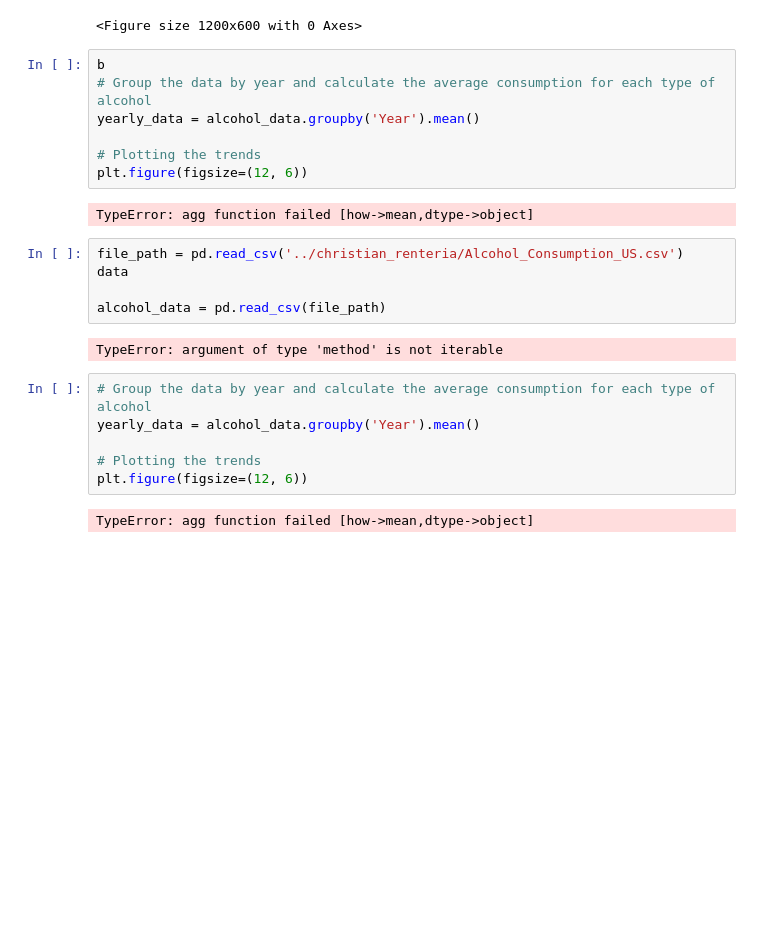
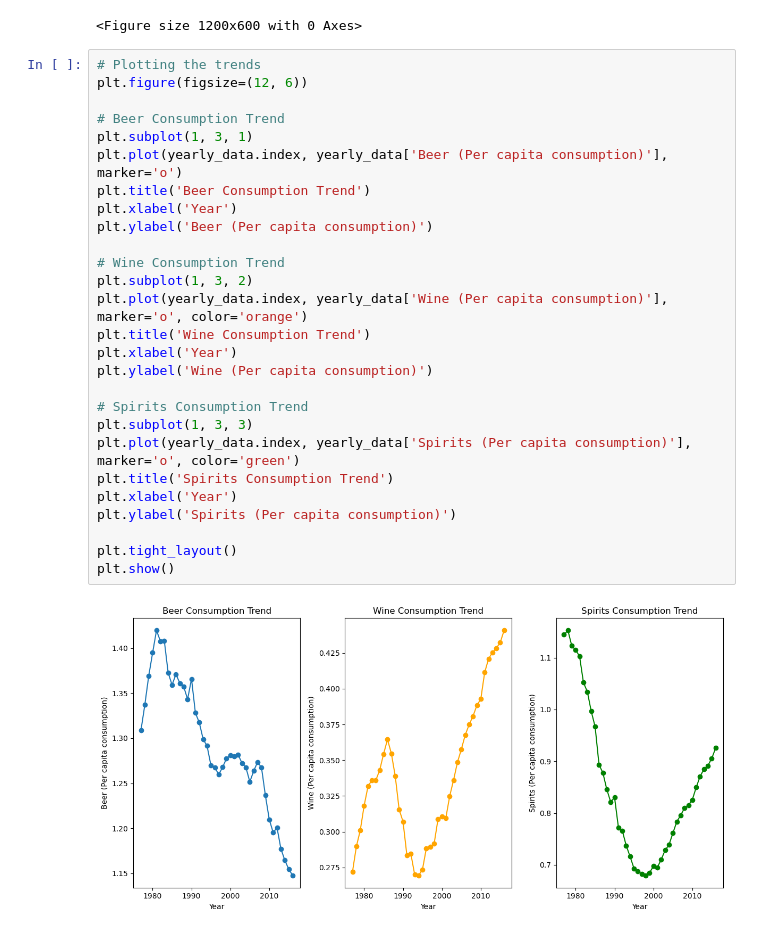
Before and after one commit to jkspiva/Project_3, a Jupyter notebook: christian_renteria/christian.ipynb, the cells around one changed output. Saved outputs shown, nothing was run; the diff lists cells and outputs as text; blank space fills up the shorter version.

```diff
--- a/christian_renteria/christian.ipynb
+++ b/christian_renteria/christian.ipynb
@@ -43,30 +43,35 @@ plt.figure(figsize=(12, 6))
 # %% [output]
 <Figure size 1200x600 with 0 Axes>
 <Figure size 1200x600 with 0 Axes>
-# %%
-b
-# Group the data by year and calculate the average consumption for each type of alcohol
-yearly_data = alcohol_data.groupby('Year').mean()
-
-# Plotting the trends
-plt.figure(figsize=(12, 6))
-# %% [output]
-TypeError: agg function failed [how->mean,dtype->object]
-# %%
-file_path = pd.read_csv('../christian_renteria/Alcohol_Consumption_US.csv')
-data
-
-alcohol_data = pd.read_csv(file_path)
-# %% [output]
-TypeError: argument of type 'method' is not iterable
-# %%
-# Group the data by year and calculate the average consumption for each type of alcohol
-yearly_data = alcohol_data.groupby('Year').mean()
-
-# Plotting the trends
-plt.figure(figsize=(12, 6))
-# %% [output]
-TypeError: agg function failed [how->mean,dtype->object]
+# %%
+# Plotting the trends
+plt.figure(figsize=(12, 6))
+
+# Beer Consumption Trend
+plt.subplot(1, 3, 1)
+plt.plot(yearly_data.index, yearly_data['Beer (Per capita consumption)'], marker='o')
+plt.title('Beer Consumption Trend')
+plt.xlabel('Year')
+plt.ylabel('Beer (Per capita consumption)')
+
+# Wine Consumption Trend
+plt.subplot(1, 3, 2)
+plt.plot(yearly_data.index, yearly_data['Wine (Per capita consumption)'], marker='o', color='orange')
+plt.title('Wine Consumption Trend')
+plt.xlabel('Year')
+plt.ylabel('Wine (Per capita consumption)')
+
+# Spirits Consumption Trend
+plt.subplot(1, 3, 3)
+plt.plot(yearly_data.index, yearly_data['Spirits (Per capita consumption)'], marker='o', color='green')
+plt.title('Spirits Consumption Trend')
+plt.xlabel('Year')
+plt.ylabel('Spirits (Per capita consumption)')
+
+plt.tight_layout()
+plt.show()
+# %% [output]
+[figure, added]
 # %%
 
 # Beer Consumption Trend
```
Also changed, not shown: parts of 4 cells of this notebook.
